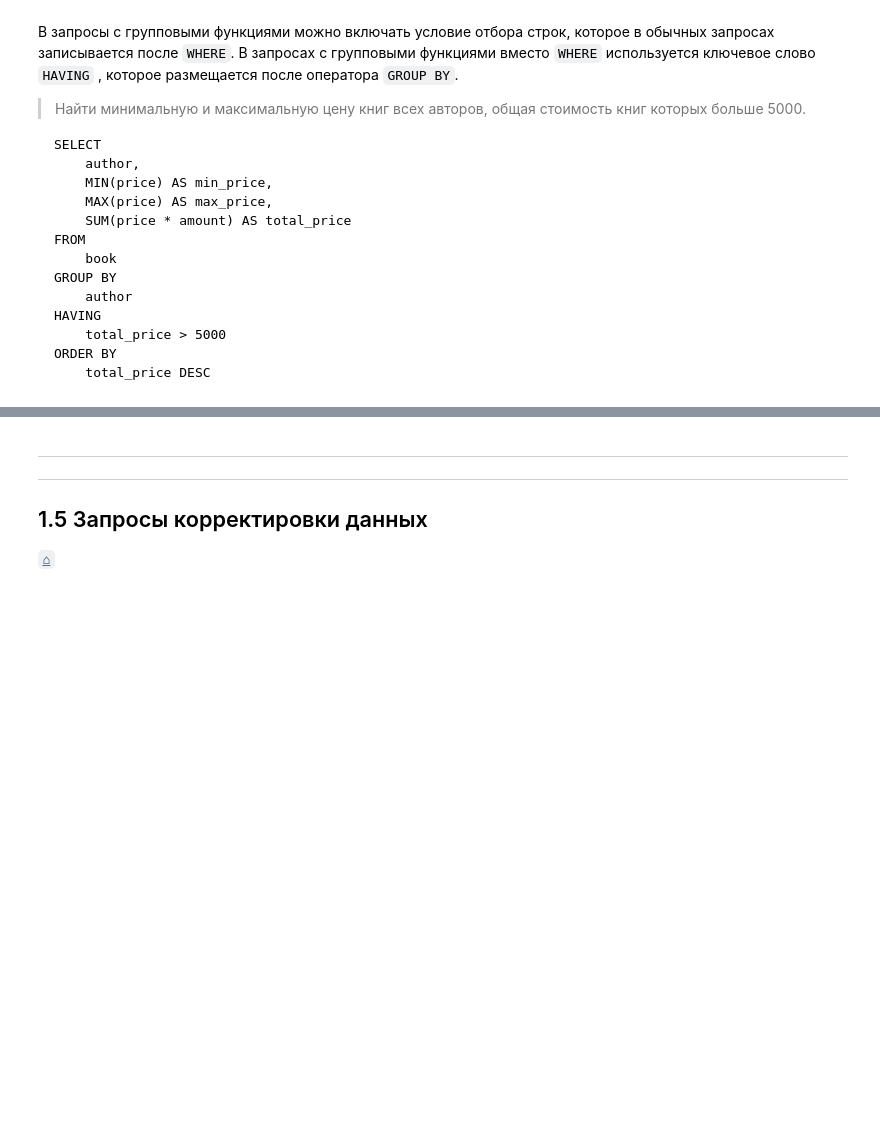
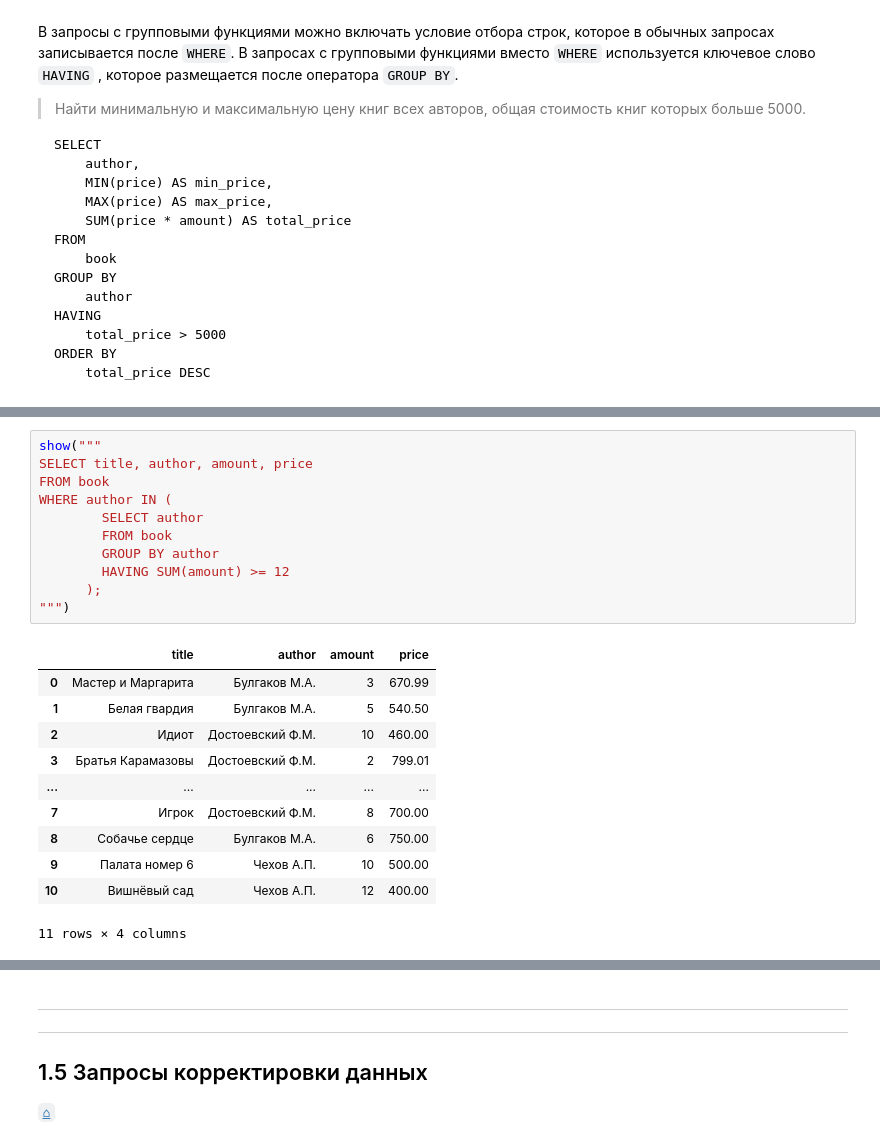
Before and after one commit to KlukvaMors/SQL-basic, a Jupyter notebook: chapter1.ipynb, the cells around one changed output, grey strips where cells are left out. Saved outputs shown, nothing was run; the diff lists cells and outputs as text; blank space fills up the shorter version.

```diff
--- a/chapter1.ipynb
+++ b/chapter1.ipynb
@@ -1286,3 +1388,26 @@ PostgreSQL: FROM => WHERE = GROUP BY = HAVING = SELECT = DISTINCT = ORDER BY = L
+# %%
+show("""
+SELECT title, author, amount, price
+FROM book
+WHERE author IN (
+        SELECT author
+        FROM book
+        GROUP BY author
+        HAVING SUM(amount) >= 12
+      );
+""")
+# %% [output]
+|  | title | author | amount | price |
+| 0 | Мастер и Маргарита | Булгаков М.А. | 3 | 670.99 |
+| 1 | Белая гвардия | Булгаков М.А. | 5 | 540.50 |
+| 2 | Идиот | Достоевский Ф.М. | 10 | 460.00 |
+| 3 | Братья Карамазовы | Достоевский Ф.М. | 2 | 799.01 |
+| ... | ... | ... | ... | ... |
+| 7 | Игрок | Достоевский Ф.М. | 8 | 700.00 |
+| 8 | Собачье сердце | Булгаков М.А. | 6 | 750.00 |
+| 9 | Палата номер 6 | Чехов А.П. | 10 | 500.00 |
+| 10 | Вишнёвый сад | Чехов А.П. | 12 | 400.00 |
+11 rows × 4 columns
 # %% [markdown]
 <hr>
 
```
Also changed, not shown: parts of 25 cells of this notebook.
